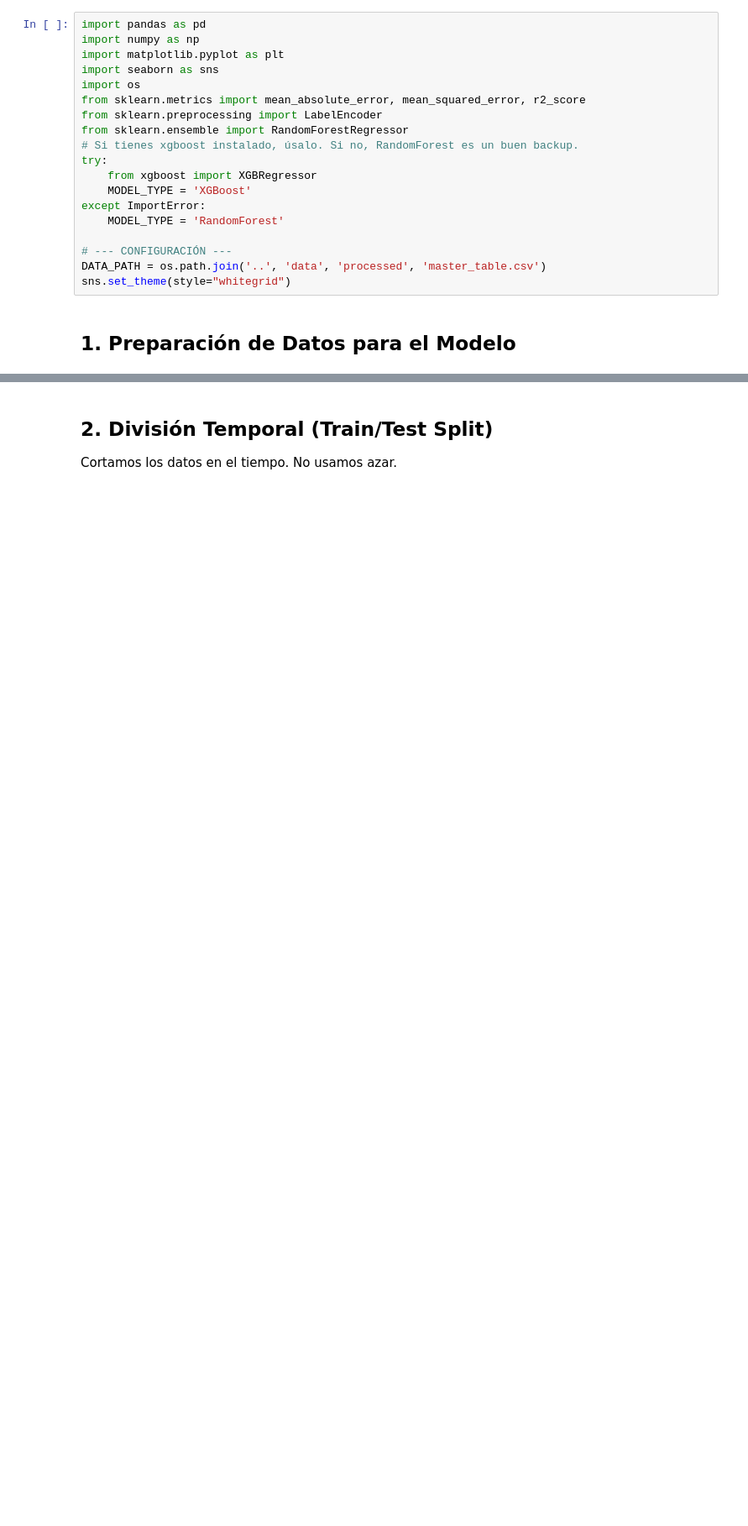
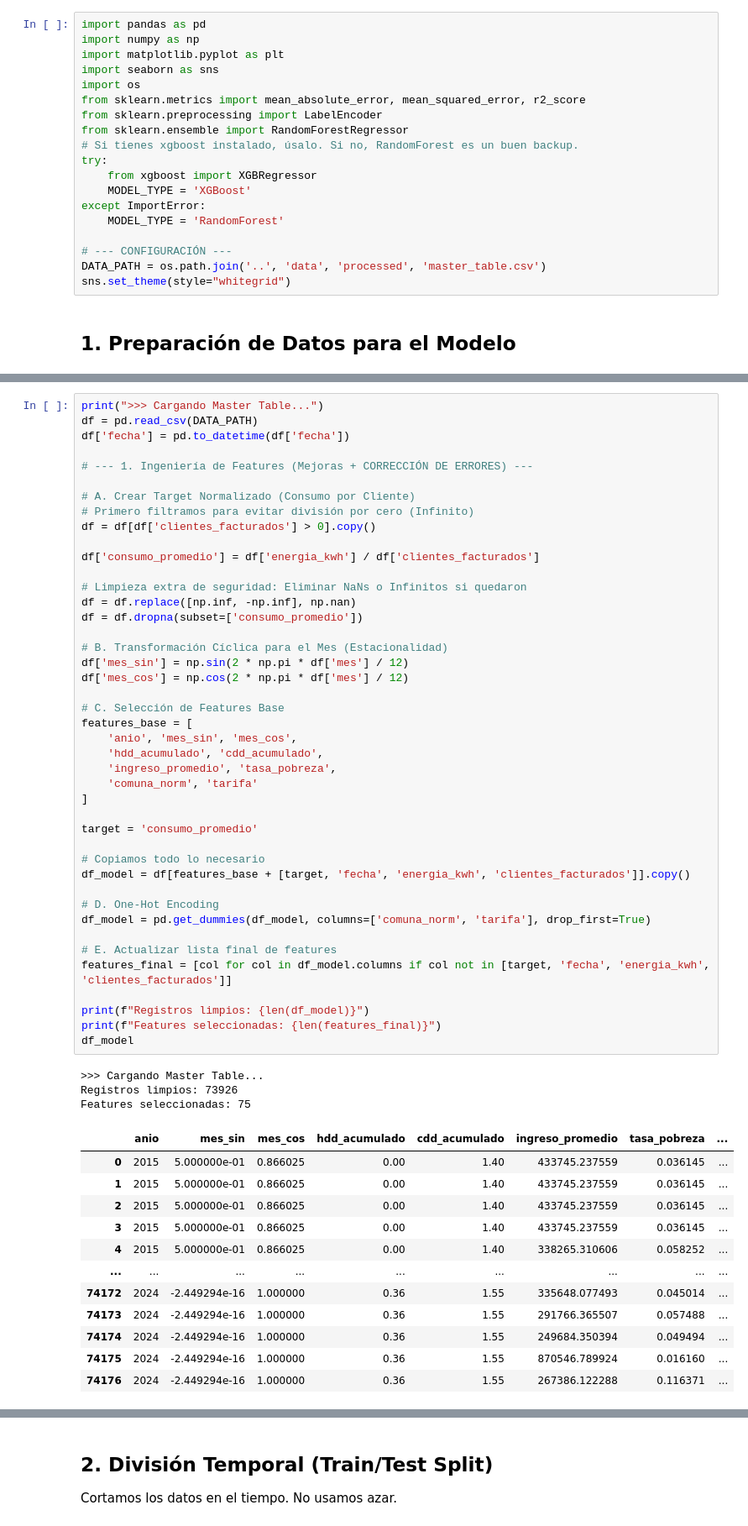
Before and after one commit to vtyphoonic/IMT2200-Proyecto, a Jupyter notebook: notebooks/05_Modelado_y_Evaluacion.ipynb, the cells around one changed output, grey strips where cells are left out. Shown at 84% size. Drawn from its saved outputs; the diff is of its cells as text; blank space fills up the shorter version.

```diff
--- a/notebooks/05_Modelado_y_Evaluacion.ipynb
+++ b/notebooks/05_Modelado_y_Evaluacion.ipynb
@@ -81,0 +33,59 @@ Features seleccionadas: 9
+# %%
+print(">>> Cargando Master Table...")
+df = pd.read_csv(DATA_PATH)
+df['fecha'] = pd.to_datetime(df['fecha'])
+
+# --- 1. Ingeniería de Features (Mejoras + CORRECCIÓN DE ERRORES) ---
+
+# A. Crear Target Normalizado (Consumo por Cliente)
+# Primero filtramos para evitar división por cero (Infinito)
+df = df[df['clientes_facturados'] > 0].copy()
+
+df['consumo_promedio'] = df['energia_kwh'] / df['clientes_facturados']
+
+# Limpieza extra de seguridad: Eliminar NaNs o Infinitos si quedaron
+df = df.replace([np.inf, -np.inf], np.nan)
+df = df.dropna(subset=['consumo_promedio'])
+
+# B. Transformación Cíclica para el Mes (Estacionalidad)
+df['mes_sin'] = np.sin(2 * np.pi * df['mes'] / 12)
+df['mes_cos'] = np.cos(2 * np.pi * df['mes'] / 12)
+
+# C. Selección de Features Base
+features_base = [
+    'anio', 'mes_sin', 'mes_cos',
+    'hdd_acumulado', 'cdd_acumulado',
+    'ingreso_promedio', 'tasa_pobreza',
+    'comuna_norm', 'tarifa'
+]
+
+target = 'consumo_promedio'
+
+# Copiamos todo lo necesario
+df_model = df[features_base + [target, 'fecha', 'energia_kwh', 'clientes_facturados']].copy()
+
+# D. One-Hot Encoding
+df_model = pd.get_dummies(df_model, columns=['comuna_norm', 'tarifa'], drop_first=True)
+
+# E. Actualizar lista final de features
+features_final = [col for col in df_model.columns if col not in [target, 'fecha', 'energia_kwh', 'clientes_facturados']]
+
+print(f"Registros limpios: {len(df_model)}")
+print(f"Features seleccionadas: {len(features_final)}")
+df_model
+# %% [output]
+>>> Cargando Master Table...
+Registros limpios: 73926
+Features seleccionadas: 75
+|  | anio | mes_sin | mes_cos | hdd_acumulado | cdd_acumulado | ingreso_promedio | tasa_pobreza | ... |
+| 0 | 2015 | 5.000000e-01 | 0.866025 | 0.00 | 1.40 | 433745.237559 | 0.036145 | ... |
+| 1 | 2015 | 5.000000e-01 | 0.866025 | 0.00 | 1.40 | 433745.237559 | 0.036145 | ... |
+| 2 | 2015 | 5.000000e-01 | 0.866025 | 0.00 | 1.40 | 433745.237559 | 0.036145 | ... |
+| 3 | 2015 | 5.000000e-01 | 0.866025 | 0.00 | 1.40 | 433745.237559 | 0.036145 | ... |
+| 4 | 2015 | 5.000000e-01 | 0.866025 | 0.00 | 1.40 | 338265.310606 | 0.058252 | ... |
+| ... | ... | ... | ... | ... | ... | ... | ... | ... |
+| 74172 | 2024 | -2.449294e-16 | 1.000000 | 0.36 | 1.55 | 335648.077493 | 0.045014 | ... |
+| 74173 | 2024 | -2.449294e-16 | 1.000000 | 0.36 | 1.55 | 291766.365507 | 0.057488 | ... |
+| 74174 | 2024 | -2.449294e-16 | 1.000000 | 0.36 | 1.55 | 249684.350394 | 0.049494 | ... |
+| 74175 | 2024 | -2.449294e-16 | 1.000000 | 0.36 | 1.55 | 870546.789924 | 0.016160 | ... |
+| 74176 | 2024 | -2.449294e-16 | 1.000000 | 0.36 | 1.55 | 267386.122288 | 0.116371 | ... |
```
Also changed, not shown: parts of 8 cells of this notebook.
